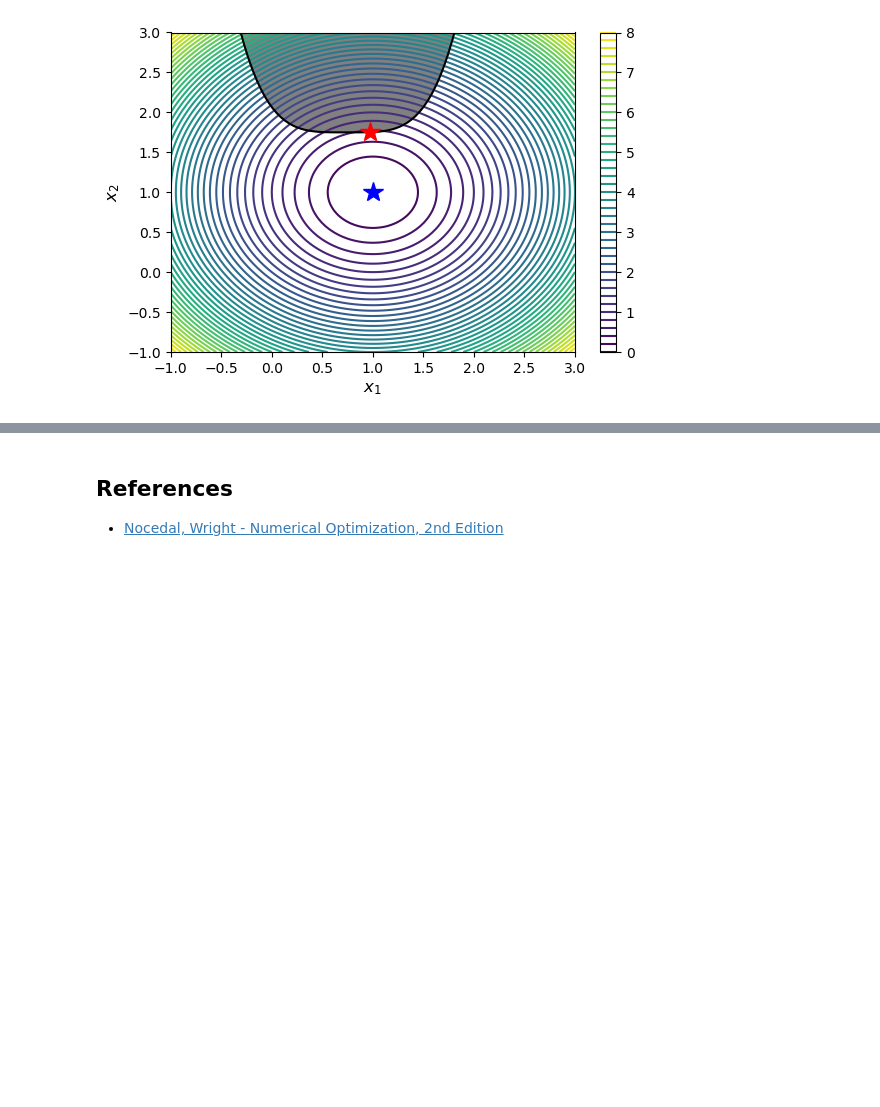
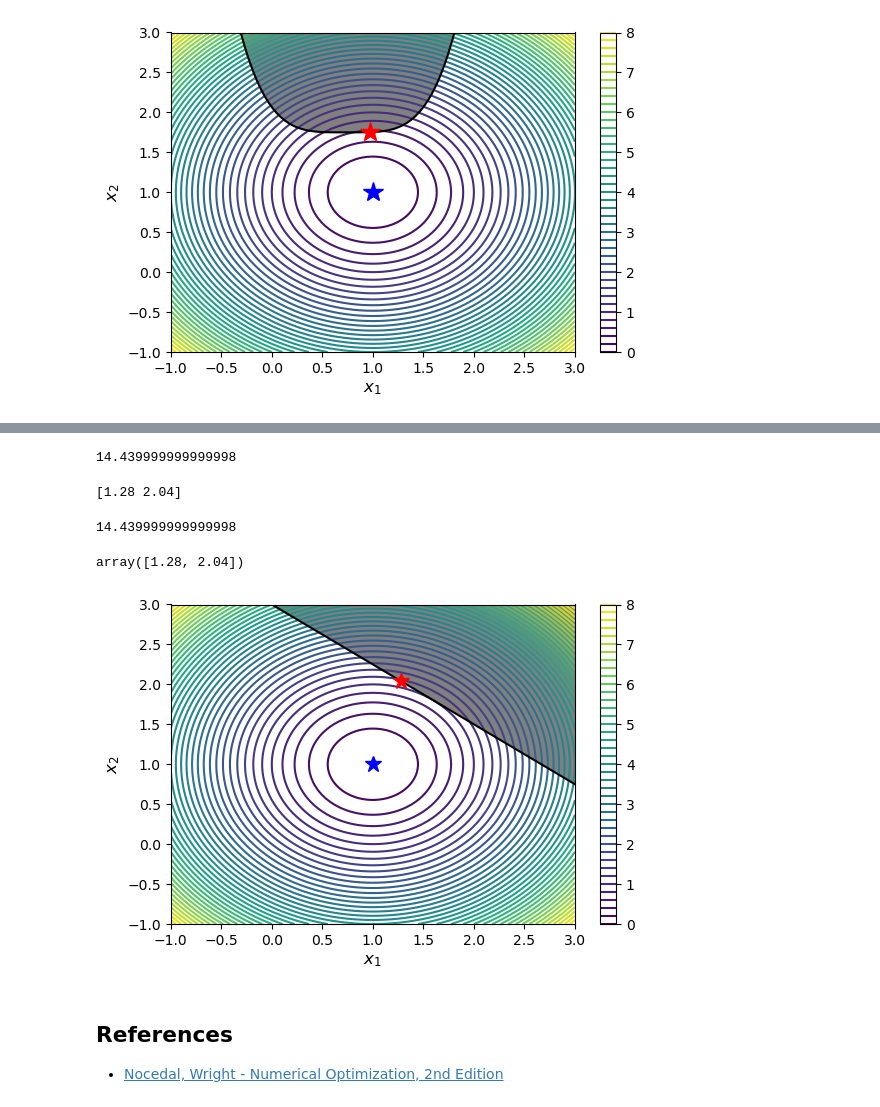
Before and after one commit to luigiselmi/numethods, a Jupyter notebook: johansson/optimization.ipynb, the cells around one changed output, grey strips where cells are left out. Drawn from its saved outputs; the diff is of its cells as text; code cells hidden in the pictures; blank space fills up the shorter version.

Commit message:
quadratic problems

```diff
--- a/johansson/optimization.ipynb
+++ b/johansson/optimization.ipynb
@@ -591,3 +617,57 @@ $$$$
+# %%
+P = 2 * np.array([[1.0, 0.0],
+                  [0.0, 1.0]])
+q = np.array([-2.0, -2.0])
+
+G = np.array([[-0.75, -1.0],
+              [-1.0,  0.0]])
+
+h = np.array([-3.0, 0.0])
+# %%
+n = 2
+x = cp.Variable(n)
+obj = 0.5 * (x.T @ P @ x) - q.T @ x + 2
+constraints = [G @ x <= h]
+prob = cp.Problem(cp.Minimize(obj), constraints)
+# %%
+result = prob.solve()
+result
+# %% [output]
+14.439999999999998
+# %%
+print(x.value)
+# %% [output]
+[1.28 2.04]
+# %%
+0.5 * (x.value.T @ P @ x.value) - q.T @ x.value + 2
+# %% [output]
+14.439999999999998
+# %%
+x = x.value
+x
+# %% [output]
+array([1.28, 2.04])
+# %%
+fig, ax = plt.subplots(figsize=(6, 4))
+x_ = y_ = np.linspace(-1, 3, 100)
+X, Y = np.meshgrid(x_, y_)
+c = ax.contour(X, Y, func_X_Y_to_XY(f, X, Y), 50)
+y_ = (h[0] - G[0, 0] * x_)/G[0, 1]
+mask = y_ < 3
+angle = -np.arctan((y_[mask][0] - y_[mask][-1]) / (x_[mask][-1]- x_[mask][0])) * 180 / np.pi
+ax.plot(x_, y_, 'k')
+ax.add_patch(plt.Rectangle((0, 3), 4, 3, angle=angle, facecolor="grey"))
+ax.plot(x_opt[0], x_opt[1], 'b*', markersize=12)
+ax.plot(x[0], x[1], 'r*', markersize=12)
+ax.set_ylim(-1, 3)
+ax.set_xlim(-1, 3)
+ax.set_xlabel(r"$x_1$", fontsize=12)
+ax.set_ylabel(r"$x_2$", fontsize=12)
+plt.colorbar(c, ax=ax)
+
+fig.tight_layout()
+# %% [output]
+[figure, added]
 # %% [markdown]
 ## References
 * [Nocedal, Wright - Numerical Optimization, 2nd Edition](https://www.amazon.com/Numerical-Optimization-Operations-Financial-Engineering-ebook/dp/B014P9ICXI)
```
Also changed, not shown: parts of 13 cells of this notebook.
